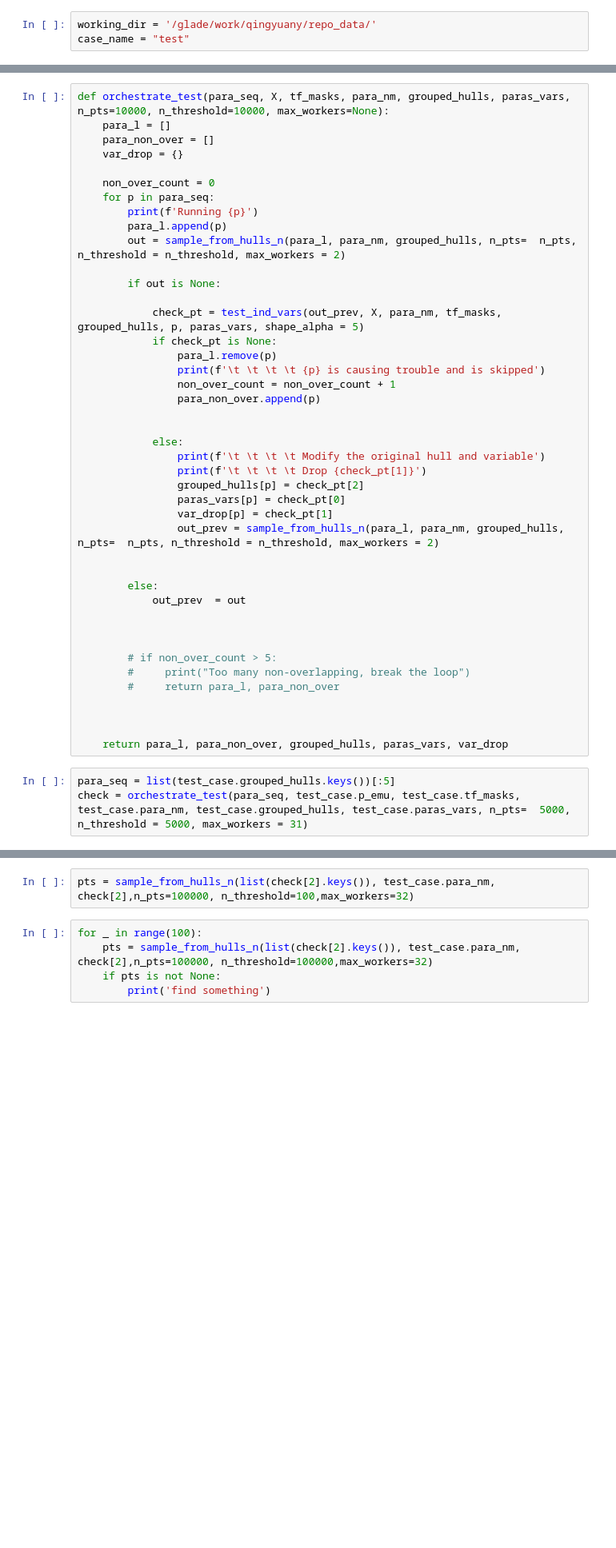
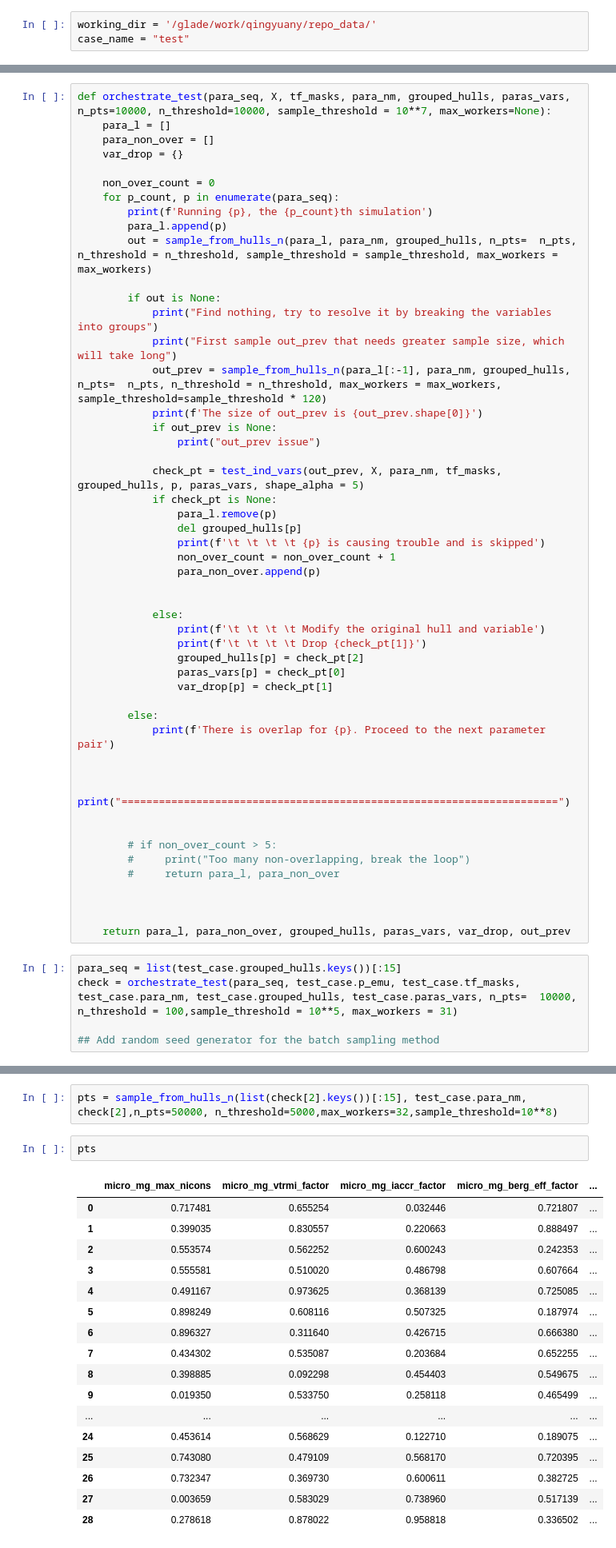
Before and after one commit to yiqioyang/proj2dhullsampler, a Jupyter notebook: class_historymatching.ipynb, the cells around one changed output, grey strips where cells are left out. Shown at 80% size. Drawn from its saved outputs; the diff is of its cells as text; blank space fills up the shorter version.

Commit message:
Restructure loop, need to design a scheduler

```diff
--- a/class_historymatching.ipynb
+++ b/class_historymatching.ipynb
@@ -152,22 +161,29 @@ def sample_from_hulls_n(
     out = pd.concat(out, axis=0).reset_index(drop = True)
     return out
 # %%
-def orchestrate_test(para_seq, X, tf_masks, para_nm, grouped_hulls, paras_vars, n_pts=10000, n_threshold=10000, max_workers=None):
+def orchestrate_test(para_seq, X, tf_masks, para_nm, grouped_hulls, paras_vars, n_pts=10000, n_threshold=10000, sample_threshold = 10**7, max_workers=None):
     para_l = []
     para_non_over = []
     var_drop = {}
 
     non_over_count = 0
-    for p in para_seq:
-        print(f'Running {p}')
+    for p_count, p in enumerate(para_seq):
+        print(f'Running {p}, the {p_count}th simulation')
         para_l.append(p)
-        out = sample_from_hulls_n(para_l, para_nm, grouped_hulls, n_pts=  n_pts, n_threshold = n_threshold, max_workers = 2)
+        out = sample_from_hulls_n(para_l, para_nm, grouped_hulls, n_pts=  n_pts, n_threshold = n_threshold, sample_threshold = sample_threshold, max_workers = max_workers)
 
         if out is None:
+            print("Find nothing, try to resolve it by breaking the variables into groups")
+            print("First sample out_prev that needs greater sample size, which will take long")
+            out_prev = sample_from_hulls_n(para_l[:-1], para_nm, grouped_hulls, n_pts=  n_pts, n_threshold = n_threshold, max_workers = max_workers, sample_threshold=sample_threshold * 120)
+            print(f'The size of out_prev is {out_prev.shape[0]}')
+            if out_prev is None:
+                print("out_prev issue")
 
             check_pt = test_ind_vars(out_prev, X, para_nm, tf_masks, grouped_hulls, p, paras_vars, shape_alpha = 5)
             if check_pt is None:
                 para_l.remove(p)
+                del grouped_hulls[p]
                 print(f'\t \t \t \t {p} is causing trouble and is skipped')
                 non_over_count = non_over_count + 1
                 para_non_over.append(p)
@@ -179,12 +195,12 @@ def orchestrate_test(para_seq, X, tf_masks, para_nm, grouped_hulls, paras_vars,
                 grouped_hulls[p] = check_pt[2]
                 paras_vars[p] = check_pt[0]
                 var_drop[p] = check_pt[1]
-                out_prev = sample_from_hulls_n(para_l, para_nm, grouped_hulls, n_pts=  n_pts, n_threshold = n_threshold, max_workers = 2)
+
+        else:
+            print(f'There is overlap for {p}. Proceed to the next parameter pair')
 
 
-        else:
-            out_prev  = out
-
+        print("======================================================================")
 
 
         # if non_over_count > 5:
@@ -193,9 +209,11 @@ def orchestrate_test(para_seq, X, tf_masks, para_nm, grouped_hulls, paras_vars,
 
 
 
-    return para_l, para_non_over, grouped_hulls, paras_vars, var_drop
+    return para_l, para_non_over, grouped_hulls, paras_vars, var_drop, out_prev
 # %%
-para_seq = list(test_case.grouped_hulls.keys())[:5]
-check = orchestrate_test(para_seq, test_case.p_emu, test_case.tf_masks,  test_case.para_nm, test_case.grouped_hulls, test_case.paras_vars, n_pts=  5000, n_threshold = 5000, max_workers = 31)
+para_seq = list(test_case.grouped_hulls.keys())[:15]
+check = orchestrate_test(para_seq, test_case.p_emu, test_case.tf_masks,  test_case.para_nm, test_case.grouped_hulls, test_case.paras_vars, n_pts=  10000, n_threshold = 100,sample_threshold = 10**5, max_workers = 31)
+
+## Add random seed generator for the batch sampling method
 # %% [output]
 Running ('clubb_C8', 'microp_aero_wsub_min')
@@ -206,7 +236,22 @@ Running ('clubb_c2rt', 'zmconv_dmpdz')
 # %%
-pts = sample_from_hulls_n(list(check[2].keys()), test_case.para_nm, check[2],n_pts=100000, n_threshold=100,max_workers=32)
+pts = sample_from_hulls_n(list(check[2].keys())[:15], test_case.para_nm, check[2],n_pts=50000, n_threshold=5000,max_workers=32,sample_threshold=10**8)
-# %%
-for _ in range(100):
-    pts = sample_from_hulls_n(list(check[2].keys()), test_case.para_nm, check[2],n_pts=100000, n_threshold=100000,max_workers=32)
-    if pts is not None:
-        print('find something')
+# %%
+pts
+# %% [output]
+|  | micro_mg_max_nicons | micro_mg_vtrmi_factor | micro_mg_iaccr_factor | micro_mg_berg_eff_factor | ... |
+| 0 | 0.717481 | 0.655254 | 0.032446 | 0.721807 | ... |
+| 1 | 0.399035 | 0.830557 | 0.220663 | 0.888497 | ... |
+| 2 | 0.553574 | 0.562252 | 0.600243 | 0.242353 | ... |
+| 3 | 0.555581 | 0.510020 | 0.486798 | 0.607664 | ... |
+| 4 | 0.491167 | 0.973625 | 0.368139 | 0.725085 | ... |
+| 5 | 0.898249 | 0.608116 | 0.507325 | 0.187974 | ... |
+| 6 | 0.896327 | 0.311640 | 0.426715 | 0.666380 | ... |
+| 7 | 0.434302 | 0.535087 | 0.203684 | 0.652255 | ... |
+| 8 | 0.398885 | 0.092298 | 0.454403 | 0.549675 | ... |
+| 9 | 0.019350 | 0.533750 | 0.258118 | 0.465499 | ... |
+| ... | ... | ... | ... | ... | ... |
+| 24 | 0.453614 | 0.568629 | 0.122710 | 0.189075 | ... |
+| 25 | 0.743080 | 0.479109 | 0.568170 | 0.720395 | ... |
+| 26 | 0.732347 | 0.369730 | 0.600611 | 0.382725 | ... |
+| 27 | 0.003659 | 0.583029 | 0.738960 | 0.517139 | ... |
+| 28 | 0.278618 | 0.878022 | 0.958818 | 0.336502 | ... |
```
Also changed, not shown: parts of 8 cells of this notebook.
